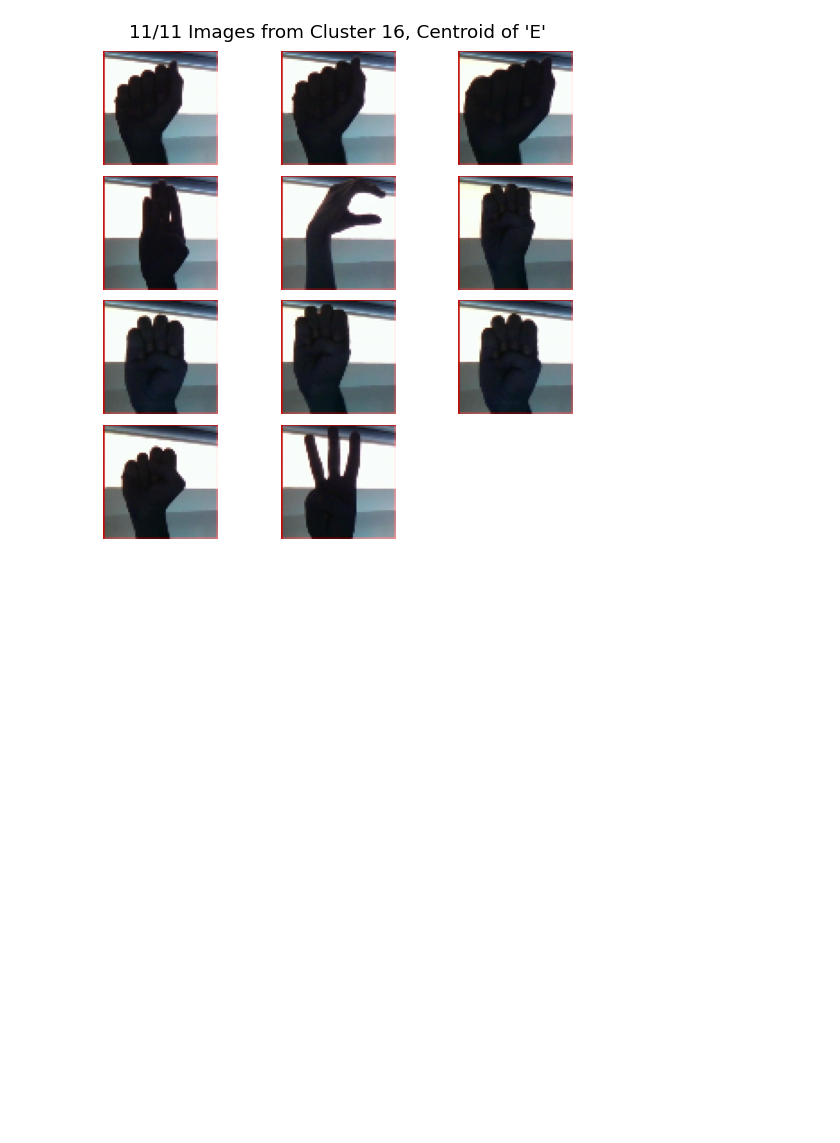
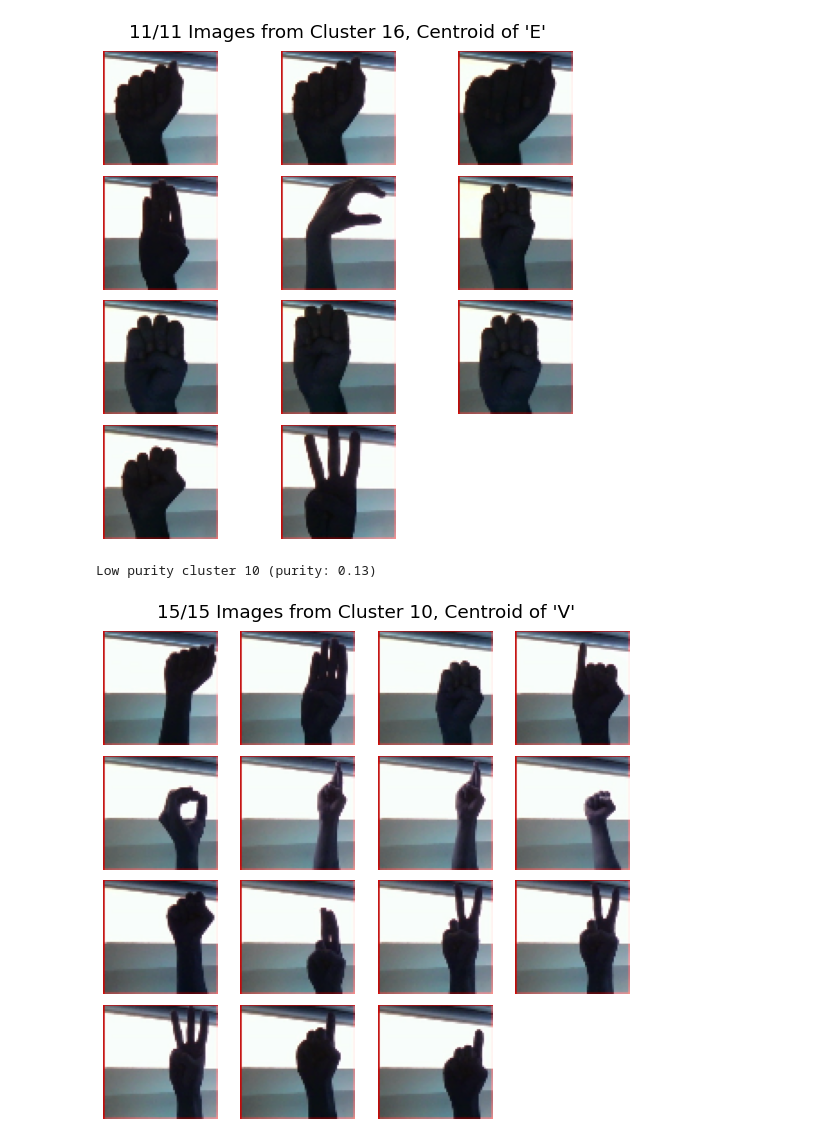
Before and after one commit to GriffinSnider/ASL_Fingerspelling_Recognition, a Jupyter notebook: ASL_Notebook.ipynb, the cells around one changed output. Saved outputs shown, nothing was run; the diff lists cells and outputs as text; code cells hidden in the pictures; blank space fills up the shorter version.

Commit message:
added low purity cluster visual

```diff
--- a/ASL_Notebook.ipynb
+++ b/ASL_Notebook.ipynb
@@ -542,3 +542,11 @@ plot_cluster_images(high_purity_cluster)
 # %% [output]
 High purity cluster 16 (purity: 0.36)
 [figure]
+# %%
+#prints info about the lowest purity cluster
+print(f"Low purity cluster {low_purity_cluster} (purity: {sorted_clusters[-1][1]:.2f})")
+#plots images from the lowest purity cluster
+plot_cluster_images(low_purity_cluster)
+# %% [output]
+Low purity cluster 10 (purity: 0.13)
+[figure, added]
```
